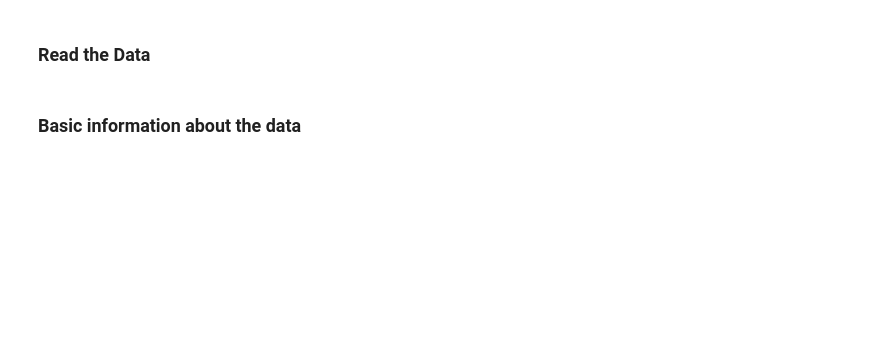
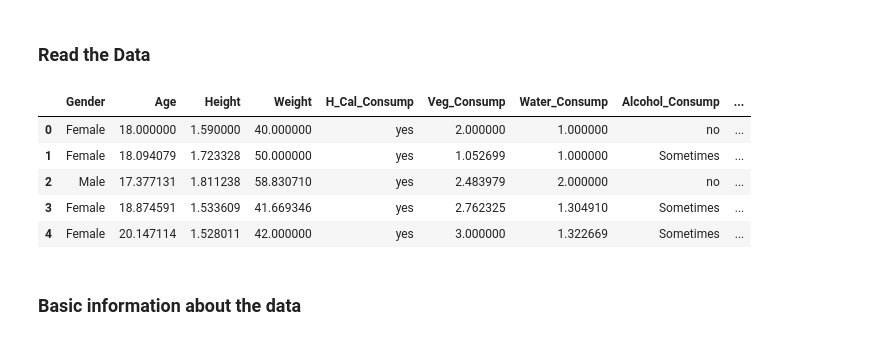
Before and after one commit to Marim1611/Bing-Bang-BodyLevel, a Jupyter notebook: DataPreparation/DataPreparation.ipynb, the cells around one changed output. Saved outputs shown, nothing was run; the diff lists cells and outputs as text; code cells hidden in the pictures; blank space fills up the shorter version.

```diff
--- a/DataPreparation/DataPreparation.ipynb
+++ b/DataPreparation/DataPreparation.ipynb
@@ -9,3 +8,15 @@ x_train_d, y_train_d = read_data()
+# %%
+x_train_d, y_train_d = read_data()
+
+# show top 5 rows of the dataset
+x_train_d.head()
+# %% [output]
+|  | Gender | Age | Height | Weight | H_Cal_Consump | Veg_Consump | Water_Consump | Alcohol_Consump | ... |
+| 0 | Female | 18.000000 | 1.590000 | 40.000000 | yes | 2.000000 | 1.000000 | no | ... |
+| 1 | Female | 18.094079 | 1.723328 | 50.000000 | yes | 1.052699 | 1.000000 | Sometimes | ... |
+| 2 | Male | 17.377131 | 1.811238 | 58.830710 | yes | 2.483979 | 2.000000 | no | ... |
+| 3 | Female | 18.874591 | 1.533609 | 41.669346 | yes | 2.762325 | 1.304910 | Sometimes | ... |
+| 4 | Female | 20.147114 | 1.528011 | 42.000000 | yes | 3.000000 | 1.322669 | Sometimes | ... |
 # %% [markdown]
 ### Basic information about the data
 # %%
```
Also changed, not shown: parts of 10 cells of this notebook, 4 other files.
